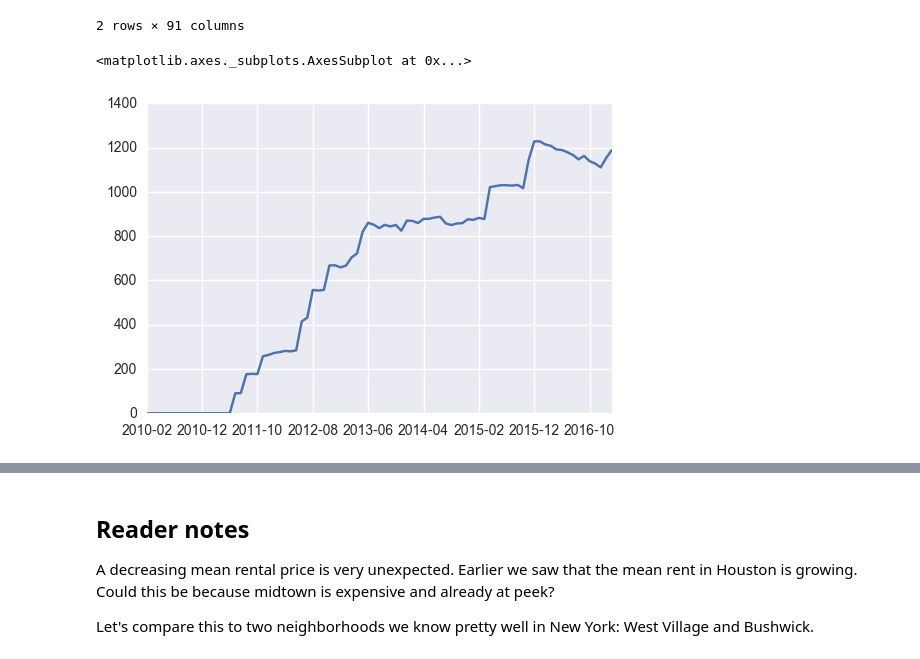
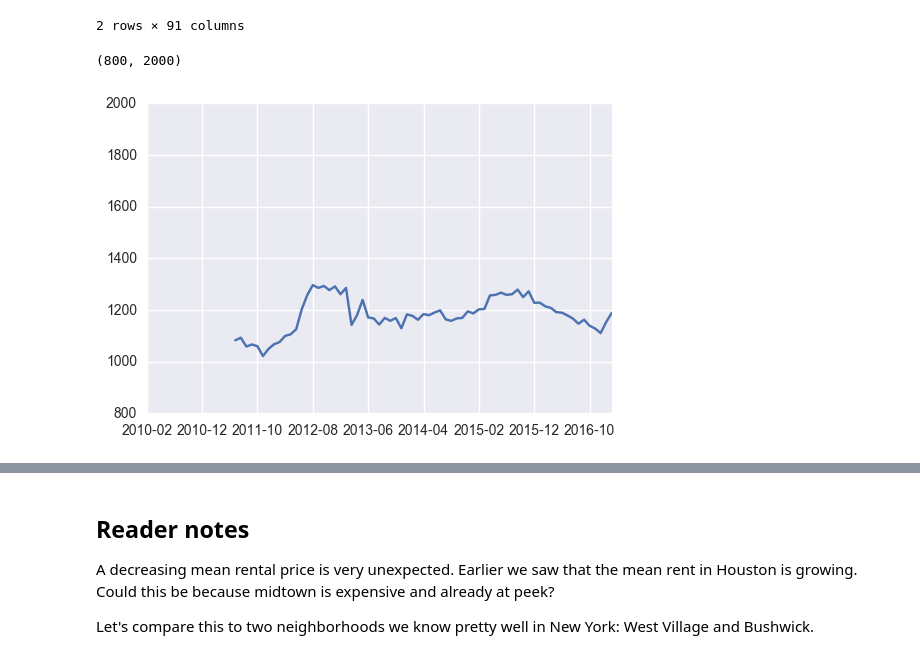
Before and after one commit to carlsednaoui/thinkful-data-science, a Jupyter notebook: coursework/unit_1_project/zillow.ipynb, the cells around one changed output, grey strips where cells are left out. Cells and saved outputs as stored; diff of their text form; code cells hidden in the pictures.

```diff
--- a/coursework/unit_1_project/zillow.ipynb
+++ b/coursework/unit_1_project/zillow.ipynb
@@ -216,14 +216,15 @@ rental_1_room.head(2)
 2 rows × 91 columns
 # %%
 # Reset index
-rental_1_room = rental_1_room[rental_1_room["City"] == city_of_interest].set_index("RegionName")
+rental_1_room = rental_1_room[rental_1_room["City"] == "Houston"].set_index("RegionName")
 
 # Drop unecessary colums
 rental_1_room = rental_1_room.drop(rental_1_room.columns[[0,1,2,3,4]], axis=1)
-rental_1_room = rental_1_room.fillna(0)
+rental_1_room = rental_1_room.fillna(method='pad') # take the value from before
 # %%
 # Plot the mean over time
-rental_1_room.mean().plot()
+plot = rental_1_room.mean().plot()
+plot.set_ylim(800, 2000)
 # %% [output]
-<matplotlib.axes._subplots.AxesSubplot at 0x...>
+(800, 2000)
-[figure, old version]
+[figure, new version]
```
Also changed, not shown: parts of 14 cells of this notebook.
